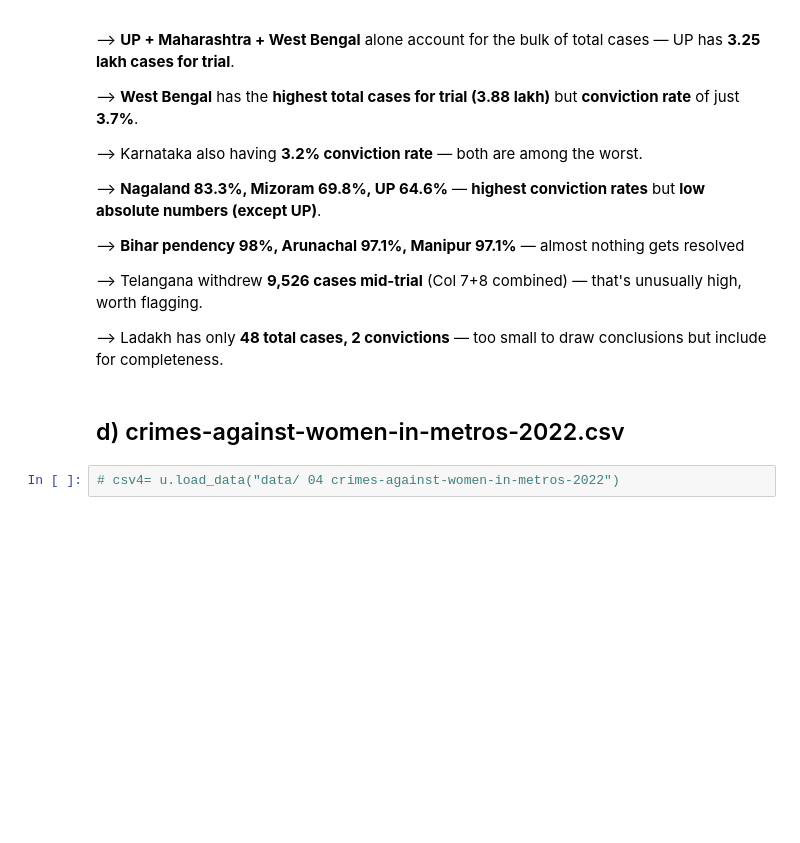
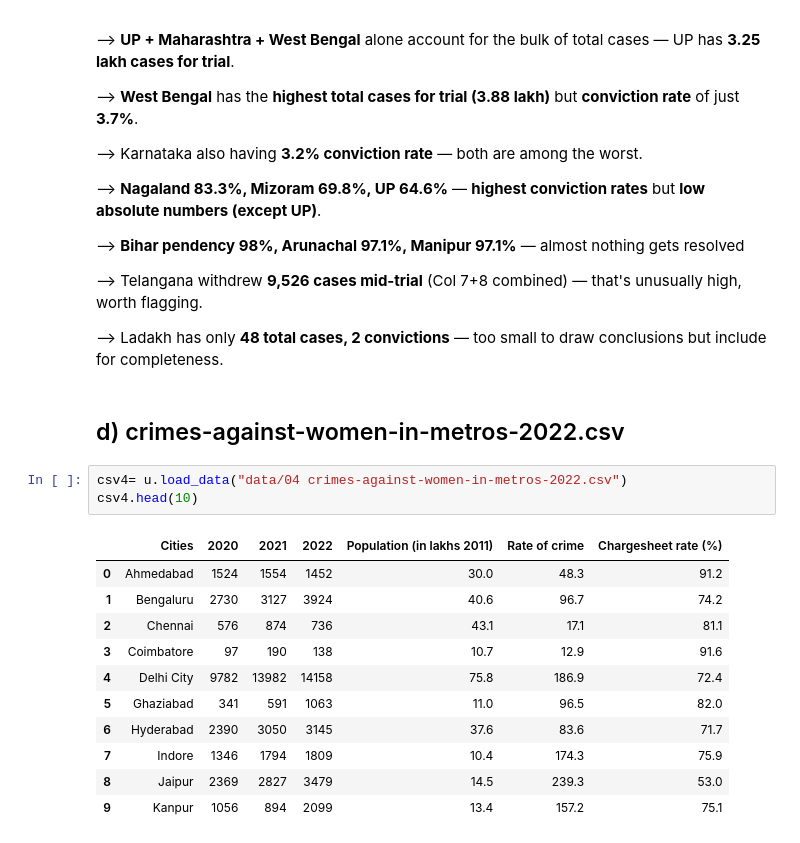
Before and after one commit to bhavya25-ds/The-Committee-Will-Look-Into-It, a Jupyter notebook: 02_Gender_Injustice/01_EDA.ipynb, the cells around one changed output. Drawn from its saved outputs; the diff is of its cells as text; blank space fills up the shorter version.

```diff
--- a/02_Gender_Injustice/01_EDA.ipynb
+++ b/02_Gender_Injustice/01_EDA.ipynb
@@ -378,5 +378,18 @@ Saved | shape- (36, 11)
 --> Ladakh has only **48 total cases, 2 convictions** — too small to draw conclusions but include for completeness.
 # %% [markdown]
 ## d) crimes-against-women-in-metros-2022.csv
-# %%
-# csv4= u.load_data("data/ 04 crimes-against-women-in-metros-2022")
+# %%
+csv4= u.load_data("data/04 crimes-against-women-in-metros-2022.csv")
+csv4.head(10)
+# %% [output]
+|  | Cities | 2020 | 2021 | 2022 | Population (in lakhs 2011) | Rate of crime | Chargesheet rate (%) |
+| 0 | Ahmedabad | 1524 | 1554 | 1452 | 30.0 | 48.3 | 91.2 |
+| 1 | Bengaluru | 2730 | 3127 | 3924 | 40.6 | 96.7 | 74.2 |
+| 2 | Chennai | 576 | 874 | 736 | 43.1 | 17.1 | 81.1 |
+| 3 | Coimbatore | 97 | 190 | 138 | 10.7 | 12.9 | 91.6 |
+| 4 | Delhi City | 9782 | 13982 | 14158 | 75.8 | 186.9 | 72.4 |
+| 5 | Ghaziabad | 341 | 591 | 1063 | 11.0 | 96.5 | 82.0 |
+| 6 | Hyderabad | 2390 | 3050 | 3145 | 37.6 | 83.6 | 71.7 |
+| 7 | Indore | 1346 | 1794 | 1809 | 10.4 | 174.3 | 75.9 |
+| 8 | Jaipur | 2369 | 2827 | 3479 | 14.5 | 239.3 | 53.0 |
+| 9 | Kanpur | 1056 | 894 | 2099 | 13.4 | 157.2 | 75.1 |
```
Also changed, not shown: parts of 8 cells of this notebook, 1 other file.
